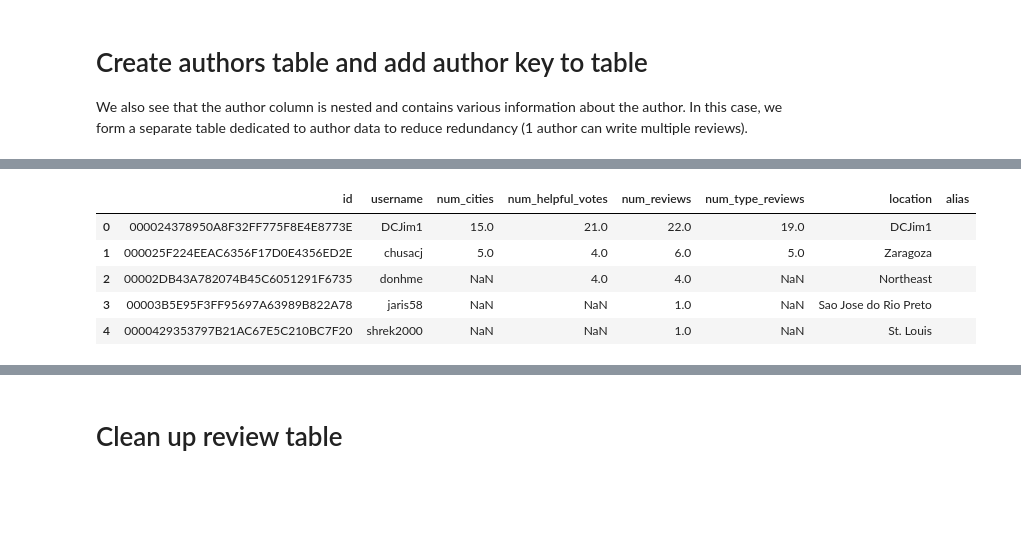
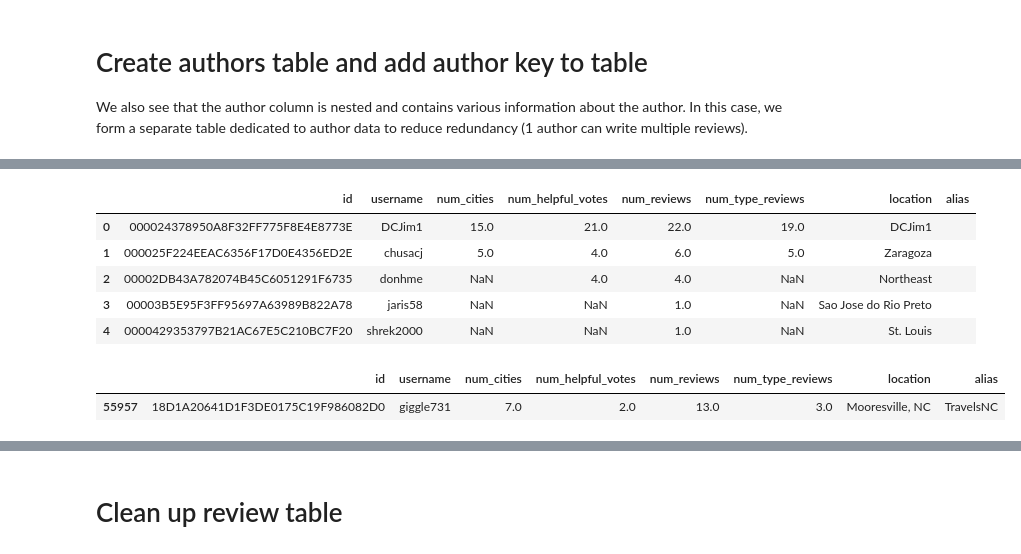
Before and after one commit to nadiavictoria/IS512-Hotel-Analytics, a Jupyter notebook: notebooks/01_data_preparation.ipynb, the cells around one changed output, grey strips where cells are left out. Cells and saved outputs as stored; diff of their text form; code cells hidden in the pictures; blank space fills up the shorter version.

```diff
--- a/notebooks/01_data_preparation.ipynb
+++ b/notebooks/01_data_preparation.ipynb
@@ -119,33 +185,43 @@ author_df.head()
 # %%
-# Aggregated stats
-agg_df = author_df.groupby('id').agg({
-    'username': 'first',
-    'num_cities': 'max',
-    'num_helpful_votes': 'max',
-    'num_reviews': 'max',
-    'num_type_reviews': 'max',
-    'location': 'first',
-}).reset_index()
+# Aggregate author data based on the most recent entry and collect aliases for each author_id (if any)
 
-# Get aliases: all usernames not equal to the first username
+df = author_df.copy()
 
-# Get first username per author
-author_df['first_username'] = author_df.groupby("id")["username"].transform("first")
+df["most_recent_username"] = df.groupby("id")["username"].transform("first")
 
-# Filter out the first username and remove duplicates for each author
-alias_df = author_df[author_df['username'] != author_df['first_username']].groupby("id")["username"].apply(lambda x: ",".join(pd.unique(x))).reset_index(name="alias")
+agg_df = (
+    df.groupby("id", as_index=False)
+      .agg(
+          username=("username", "first"),
+          num_cities=("num_cities", "max"),
+          num_helpful_votes=("num_helpful_votes", "max"),
+          num_reviews=("num_reviews", "max"),
+          num_type_reviews=("num_type_reviews", "max"),
+          location=("location", "first"),
+      )
+)
 
-# Merge with agg_df
-author_df = agg_df.merge(alias_df, on="id", how="left")
+alias_df = (
+    df.loc[df["username"] != df["most_recent_username"], ["id", "username"]]
+      .drop_duplicates()
+      .groupby("id")["username"]
+      .apply(lambda s: ",".join(s.tolist()))
+      .reset_index(name="alias")
+)
 
-# Fill missing alias with empty list
-author_df["alias"] = author_df["alias"].fillna("")
+authors_final = agg_df.merge(alias_df, on="id", how="left")
+authors_final["alias"] = authors_final["alias"].fillna("")
+authors_final.head()
+# %% [output]
+|  | id | username | num_cities | num_helpful_votes | num_reviews | num_type_reviews | location | alias |
+| 0 | 000024378950A8F32FF775F8E4E8773E | DCJim1 | 15.0 | 21.0 | 22.0 | 19.0 | DCJim1 |  |
+| 1 | 000025F224EEAC6356F17D0E4356ED2E | chusacj | 5.0 | 4.0 | 6.0 | 5.0 | Zaragoza |  |
+| 2 | 00002DB43A782074B45C6051291F6735 | donhme | NaN | 4.0 | 4.0 | NaN | Northeast |  |
+| 3 | 00003B5E95F3FF95697A63989B822A78 | jaris58 | NaN | NaN | 1.0 | NaN | Sao Jose do Rio Preto |  |
+| 4 | 0000429353797B21AC67E5C210BC7F20 | shrek2000 | NaN | NaN | 1.0 | NaN | St. Louis |  |
 # %%
-author_df.head()
+# Alias grouping verification
+authors_final[authors_final['id'] == "18D1A20641D1F3DE0175C19F986082D0"]
 # %% [output]
 |  | id | username | num_cities | num_helpful_votes | num_reviews | num_type_reviews | location | alias |
-| 0 | 000024378950A8F32FF775F8E4E8773E | DCJim1 | 15.0 | 21.0 | 22.0 | 19.0 | DCJim1 |  |
-| 1 | 000025F224EEAC6356F17D0E4356ED2E | chusacj | 5.0 | 4.0 | 6.0 | 5.0 | Zaragoza |  |
-| 2 | 00002DB43A782074B45C6051291F6735 | donhme | NaN | 4.0 | 4.0 | NaN | Northeast |  |
-| 3 | 00003B5E95F3FF95697A63989B822A78 | jaris58 | NaN | NaN | 1.0 | NaN | Sao Jose do Rio Preto |  |
-| 4 | 0000429353797B21AC67E5C210BC7F20 | shrek2000 | NaN | NaN | 1.0 | NaN | St. Louis |  |
+| 55957 | 18D1A20641D1F3DE0175C19F986082D0 | giggle731 | 7.0 | 2.0 | 13.0 | 3.0 | Mooresville, NC | TravelsNC |
```
Also changed, not shown: parts of 45 cells of this notebook, 3 other files.
